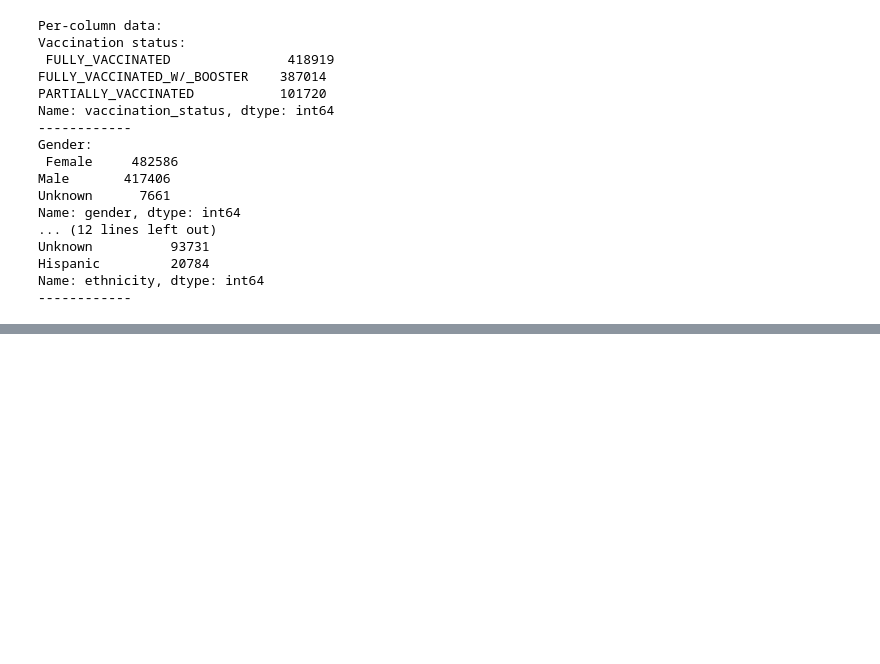
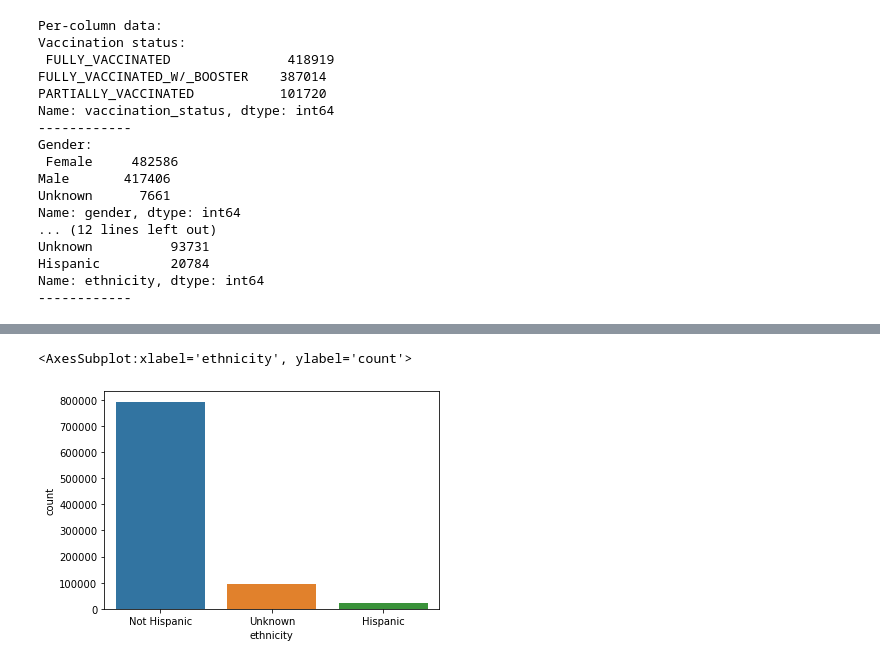
Before and after one commit to strobosco/bigideasfinal, a Jupyter notebook: niccolo.ipynb, the cells around one changed output, grey strips where cells are left out. Drawn from its saved outputs; the diff is of its cells as text; code cells hidden in the pictures; blank space fills up the shorter version.

```diff
--- a/niccolo.ipynb
+++ b/niccolo.ipynb
@@ -101,0 +118,5 @@ Name: ethnicity, dtype: int64
+# %%
+sns.countplot(data['ethnicity'])
+# %% [output]
+<AxesSubplot:xlabel='ethnicity', ylabel='count'>
+[figure, added]
```
Also changed, not shown: parts of 5 cells of this notebook.
